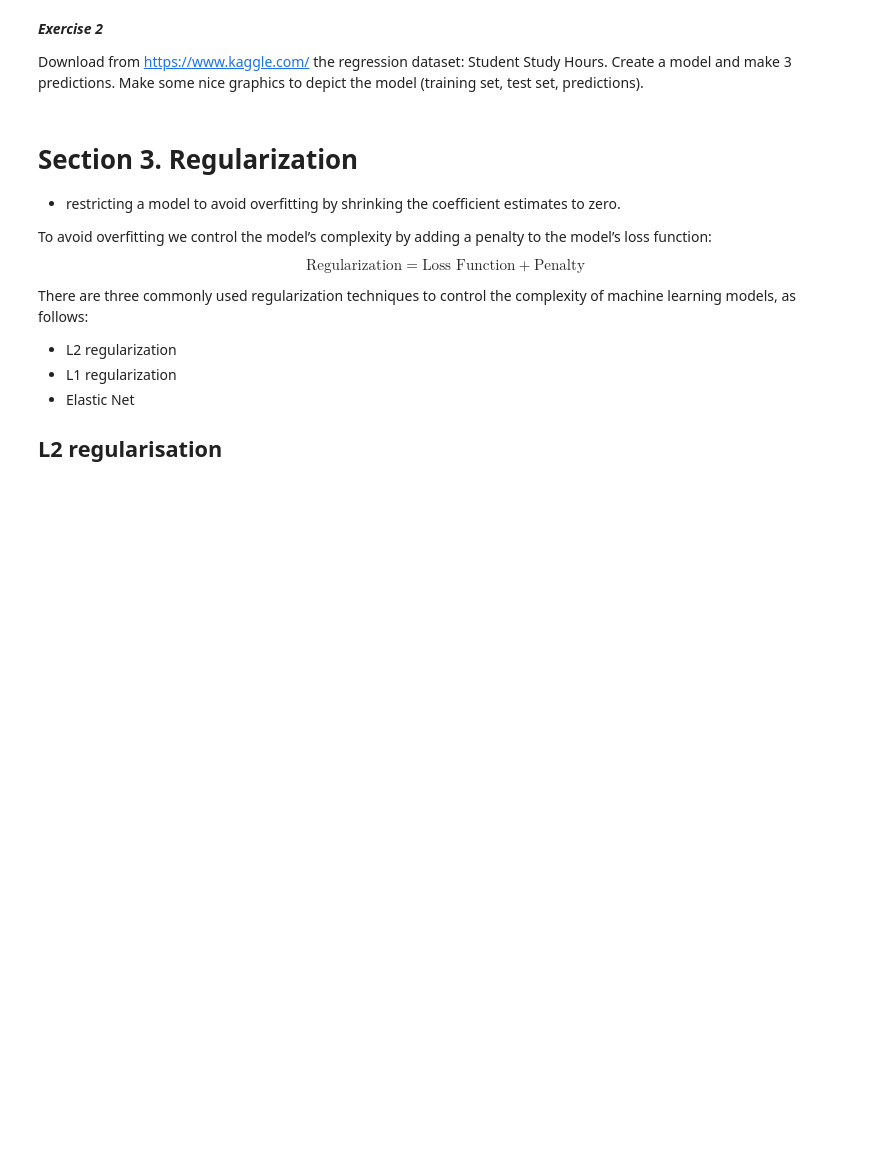
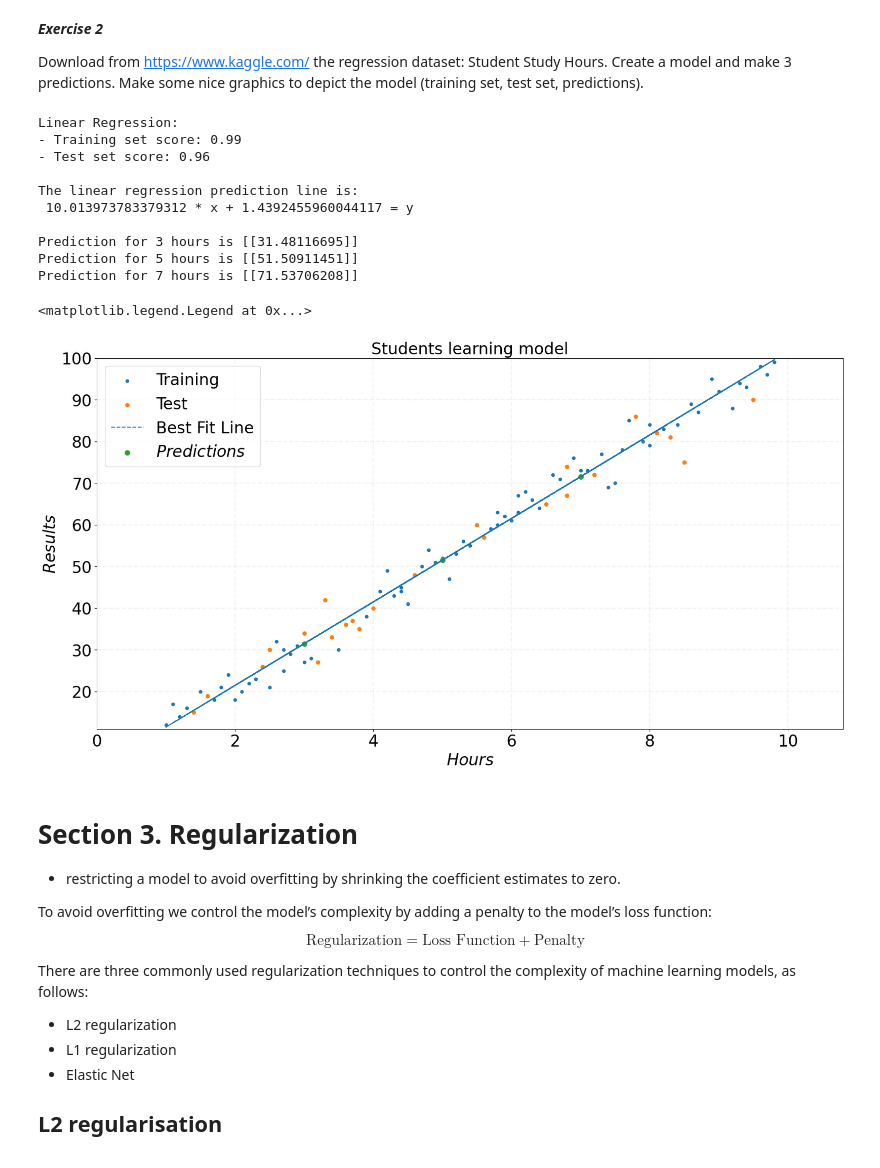
Before and after one commit to ghostnear/university-work, a Jupyter notebook: Second Year/Second Semester/Artificial Intelligence/lab2/book.ipynb, the cells around one changed output. Cells and saved outputs as stored; diff of their text form; code cells hidden in the pictures; blank space fills up the shorter version.

```diff
--- a/Second Year/Second Semester/Artificial Intelligence/lab2/book.ipynb
+++ b/Second Year/Second Semester/Artificial Intelligence/lab2/book.ipynb
@@ -673,7 +675,85 @@ ax_scat.set_ylabel(r'$y$');
 
 Download from https://www.kaggle.com/ the regression dataset: Student Study Hours. Create a model and make 3 predictions. Make some nice graphics to depict the model (training set, test set, predictions).
 # %%
-#your code here
+import pandas as pd
+import numpy as np
+import matplotlib.pyplot as plt
+from sklearn.linear_model import LinearRegression
+from sklearn.model_selection import train_test_split
+
+dataFrame = pd.read_csv('student_score_updated.csv')
+
+# Collected data.
+x_frame = dataFrame['Hours']
+y_frame = dataFrame['Scores']
+
+x_frame = x_frame.values.reshape(-1, 1)
+y_frame = y_frame.values.reshape(-1, 1)
+
+# Create the test / training data.
+x_train, x_test, y_train, y_test = train_test_split(x_frame, y_frame, test_size=0.25, random_state=0)
+
+# Create the linear regression and print the test scores.
+lr = LinearRegression().fit(x_train, y_train)
+
+print("Linear Regression:")
+print(f"- Training set score: {lr.score(x_train, y_train):.2f}")
+print(f"- Test set score: {lr.score(x_test, y_test):.2f}\n")
+
+# Find out the parameters of the regression.
+a = lr.coef_[0][0]
+b = lr.intercept_[0]
+
+print("The linear regression prediction line is:\n", a, "* x +", b, "= y\n")
+
+# Let's make 3 predictions.
+predictions = [3, 5, 7]
+for prediction in predictions:
+    print(f"Prediction for {prediction} hours is {lr.predict(np.array(prediction).reshape(-1, 1))}")
+
+# Initialize figure.
+f_size = 24
+fig, ax = plt.subplots(1,1, figsize=(20,10))
+
+# Set axis limits.
+ax.set_xlim(min(np.min(x_train), np.min(x_test)) - 1, max(np.max(x_train), np.max(x_train)) + 1)
+ax.set_ylim(min(np.min(y_train), np.min(y_test)) - 1, max(np.max(y_test), np.max(y_train)) + 1)
+
+# Axis labels.
+ax.tick_params(labelsize = f_size)
+ax.set_xlabel(r'$Hours$', fontsize = f_size)
+ax.set_ylabel(r'$Results$', fontsize = f_size)
+
+# Title label.
+ax.set_title("Students learning model", fontsize = f_size)
+
+# The grid of the plot.
+ax.grid(True, lw=1.75, ls='--', alpha=0.15)
+
+# Make the plot.
+ax.scatter(x_train, y_train, s=20, label='Training')
+ax.scatter(x_test, y_test, s=30, label='Test')
+
+x = x_frame.T
+best_fit = b + a * np.append(x, [10])
+ax.plot(np.append(x, [10]), best_fit, ls='--', label='Best Fit Line')
+
+ax.scatter(predictions, lr.predict(np.array(predictions).reshape(-1, 1)), s=50, label=r'$Predictions$')
+
+ax.legend(loc='best', fontsize = f_size)
+# %% [output]
+Linear Regression:
+- Training set score: 0.99
+- Test set score: 0.96
+
+The linear regression prediction line is:
+ 10.013973783379312 * x + 1.4392455960044117 = y
+
+Prediction for 3 hours is [[31.48116695]]
+Prediction for 5 hours is [[51.50911451]]
+Prediction for 7 hours is [[71.53706208]]
+<matplotlib.legend.Legend at 0x...>
+[figure, added]
 # %% [markdown]
 # Section 3. Regularization
 
```
Also changed, not shown: parts of 4 cells of this notebook, 2 other files.
